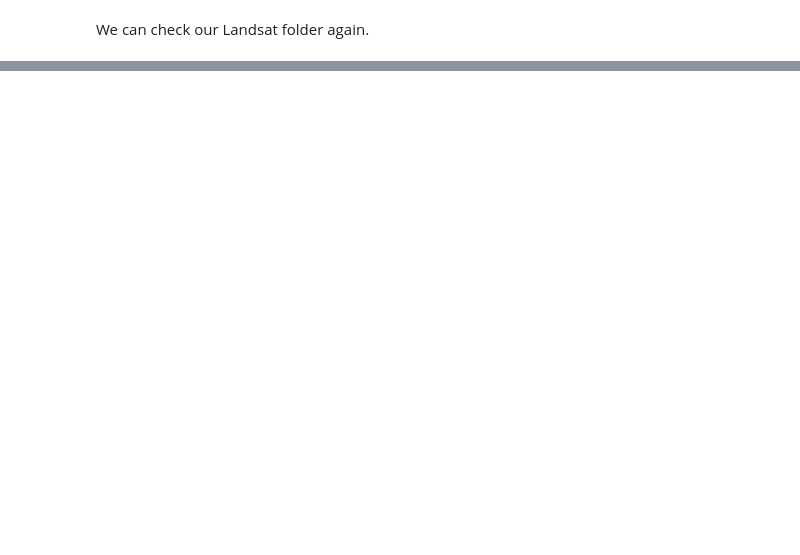
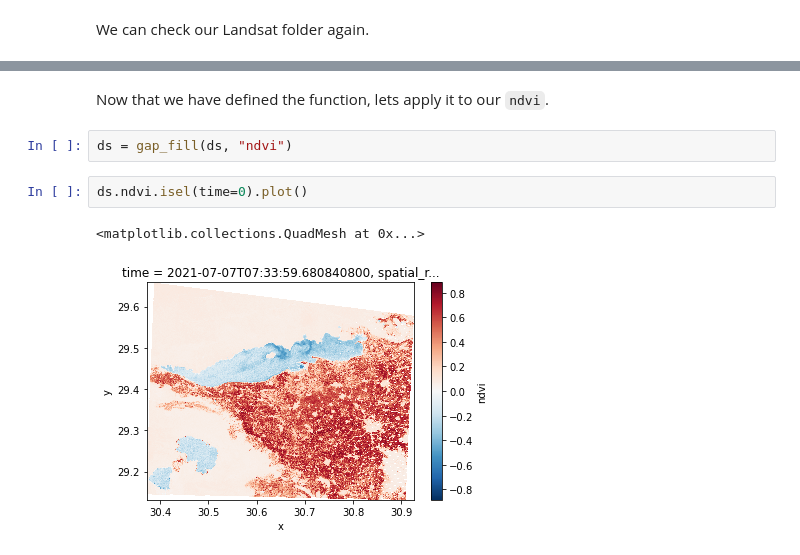
Before and after one commit to bertcoerver/pywapor_notebooks, a Jupyter notebook: 4_sideloading.ipynb, the cells around one changed output, grey strips where cells are left out. Saved outputs shown, nothing was run; the diff lists cells and outputs as text; blank space fills up the shorter version.

```diff
--- a/4_sideloading.ipynb
+++ b/4_sideloading.ipynb
@@ -161,0 +154,9 @@ So now we can run `pre_et_look`.
+# %% [markdown]
+Now that we have defined the function, lets apply it to our `ndvi`.
+# %%
+ds = gap_fill(ds, "ndvi")
+# %%
+ds.ndvi.isel(time=0).plot()
+# %% [output]
+<matplotlib.collections.QuadMesh at 0x...>
+[figure, added]
```
Also changed, not shown: parts of 40 cells of this notebook, 7 other files.
